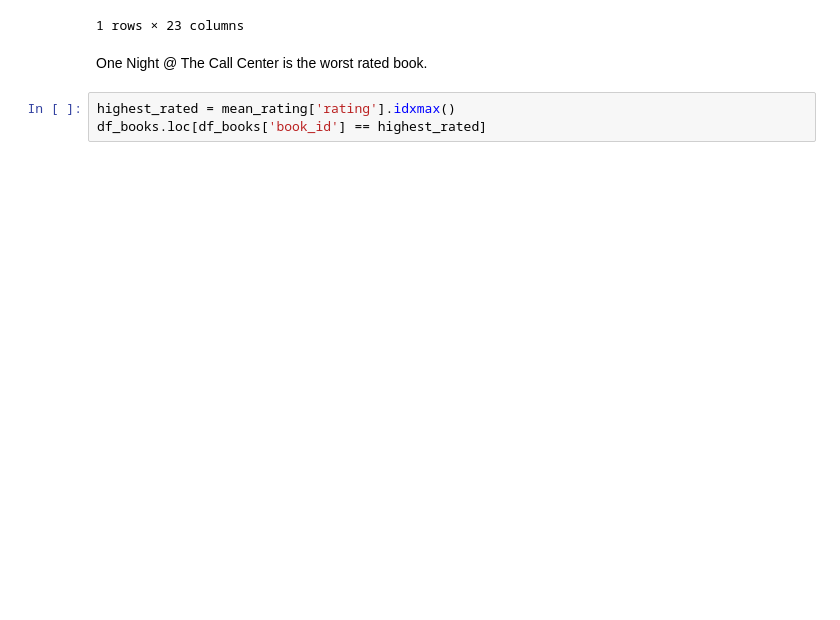
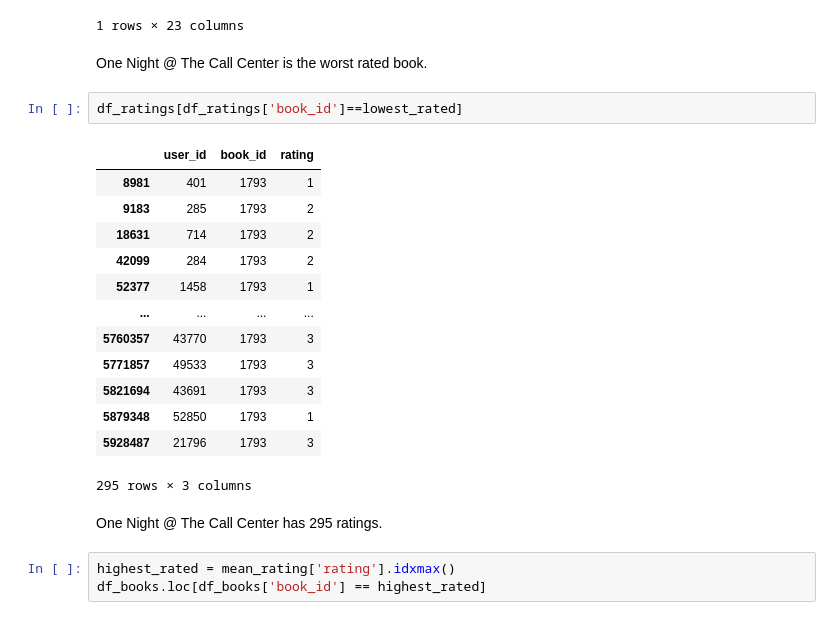
Before and after one commit to jeffnk05/fhw-recommendation-system, a Jupyter notebook: ALS/notebooks/item-item.ipynb, the cells around one changed output. Cells and saved outputs as stored; diff of their text form; blank space fills up the shorter version.

```diff
--- a/ALS/notebooks/item-item.ipynb
+++ b/ALS/notebooks/item-item.ipynb
@@ -119,6 +119,24 @@ df_books.loc[df_books['book_id'] == lowest_rated]
 1 rows × 23 columns
 # %% [markdown]
 One Night @ The Call Center is the worst rated book.
+# %%
+df_ratings[df_ratings['book_id']==lowest_rated]
+# %% [output]
+|  | user_id | book_id | rating |
+| 8981 | 401 | 1793 | 1 |
+| 9183 | 285 | 1793 | 2 |
+| 18631 | 714 | 1793 | 2 |
+| 42099 | 284 | 1793 | 2 |
+| 52377 | 1458 | 1793 | 1 |
+| ... | ... | ... | ... |
+| 5760357 | 43770 | 1793 | 3 |
+| 5771857 | 49533 | 1793 | 3 |
+| 5821694 | 43691 | 1793 | 3 |
+| 5879348 | 52850 | 1793 | 1 |
+| 5928487 | 21796 | 1793 | 3 |
+295 rows × 3 columns
+# %% [markdown]
+One Night @ The Call Center has 295 ratings.
 # %%
 highest_rated = mean_rating['rating'].idxmax()
 df_books.loc[df_books['book_id'] == highest_rated]
```
Also changed, not shown: parts of 12 cells of this notebook.
